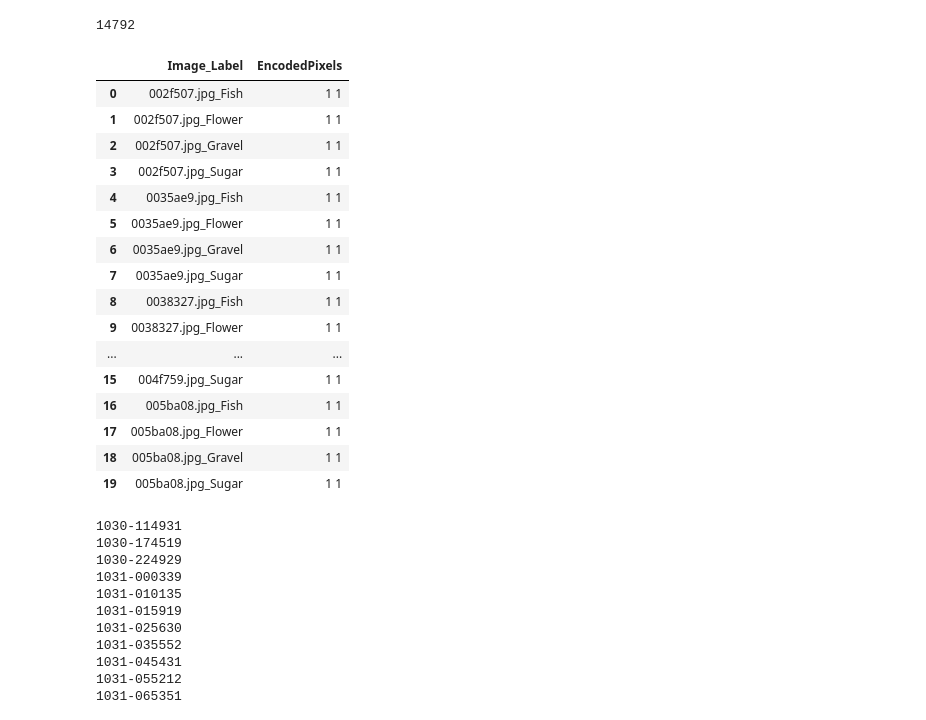
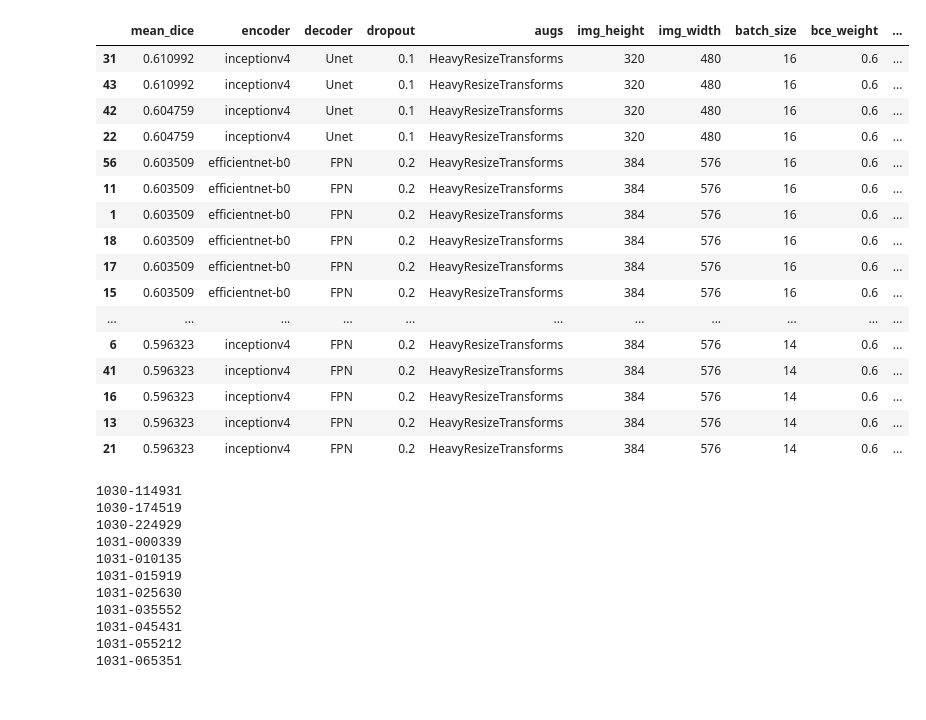
Before and after one commit to khornlund/understanding-cloud-organization, a Jupyter notebook: notebook/hdf5-outputs.ipynb, the cells around one changed output. Drawn from its saved outputs; the diff is of its cells as text; code cells hidden in the pictures.

```diff
--- a/notebook/hdf5-outputs.ipynb
+++ b/notebook/hdf5-outputs.ipynb
@@ -12,28 +12,27 @@ from tqdm import tqdm
 from pathlib import Path
 from uco.data_loader import pivot_df
 # %%
-df = pd.read_csv('../data/raw/sample_submission.csv')
-print(df.shape[0])
-df.head(20)
+df = pd.read_csv('../data/predictions/log.csv')
+df.sort_values('mean_dice', ascending=False, inplace=True)
+df.head(200)
 # %% [output]
-14792
-|  | Image_Label | EncodedPixels |
-| 0 | 002f507.jpg_Fish | 1 1 |
-| 1 | 002f507.jpg_Flower | 1 1 |
-| 2 | 002f507.jpg_Gravel | 1 1 |
-| 3 | 002f507.jpg_Sugar | 1 1 |
-| 4 | 0035ae9.jpg_Fish | 1 1 |
-| 5 | 0035ae9.jpg_Flower | 1 1 |
-| 6 | 0035ae9.jpg_Gravel | 1 1 |
-| 7 | 0035ae9.jpg_Sugar | 1 1 |
-| 8 | 0038327.jpg_Fish | 1 1 |
-| 9 | 0038327.jpg_Flower | 1 1 |
-| ... | ... | ... |
-| 15 | 004f759.jpg_Sugar | 1 1 |
-| 16 | 005ba08.jpg_Fish | 1 1 |
-| 17 | 005ba08.jpg_Flower | 1 1 |
-| 18 | 005ba08.jpg_Gravel | 1 1 |
-| 19 | 005ba08.jpg_Sugar | 1 1 |
+|  | mean_dice | encoder | decoder | dropout | augs | img_height | img_width | batch_size | bce_weight | ... |
+| 31 | 0.610992 | inceptionv4 | Unet | 0.1 | HeavyResizeTransforms | 320 | 480 | 16 | 0.6 | ... |
+| 43 | 0.610992 | inceptionv4 | Unet | 0.1 | HeavyResizeTransforms | 320 | 480 | 16 | 0.6 | ... |
+| 42 | 0.604759 | inceptionv4 | Unet | 0.1 | HeavyResizeTransforms | 320 | 480 | 16 | 0.6 | ... |
+| 22 | 0.604759 | inceptionv4 | Unet | 0.1 | HeavyResizeTransforms | 320 | 480 | 16 | 0.6 | ... |
+| 56 | 0.603509 | efficientnet-b0 | FPN | 0.2 | HeavyResizeTransforms | 384 | 576 | 16 | 0.6 | ... |
+| 11 | 0.603509 | efficientnet-b0 | FPN | 0.2 | HeavyResizeTransforms | 384 | 576 | 16 | 0.6 | ... |
+| 1 | 0.603509 | efficientnet-b0 | FPN | 0.2 | HeavyResizeTransforms | 384 | 576 | 16 | 0.6 | ... |
+| 18 | 0.603509 | efficientnet-b0 | FPN | 0.2 | HeavyResizeTransforms | 384 | 576 | 16 | 0.6 | ... |
+| 17 | 0.603509 | efficientnet-b0 | FPN | 0.2 | HeavyResizeTransforms | 384 | 576 | 16 | 0.6 | ... |
+| 15 | 0.603509 | efficientnet-b0 | FPN | 0.2 | HeavyResizeTransforms | 384 | 576 | 16 | 0.6 | ... |
+| ... | ... | ... | ... | ... | ... | ... | ... | ... | ... | ... |
+| 6 | 0.596323 | inceptionv4 | FPN | 0.2 | HeavyResizeTransforms | 384 | 576 | 14 | 0.6 | ... |
+| 41 | 0.596323 | inceptionv4 | FPN | 0.2 | HeavyResizeTransforms | 384 | 576 | 14 | 0.6 | ... |
+| 16 | 0.596323 | inceptionv4 | FPN | 0.2 | HeavyResizeTransforms | 384 | 576 | 14 | 0.6 | ... |
+| 13 | 0.596323 | inceptionv4 | FPN | 0.2 | HeavyResizeTransforms | 384 | 576 | 14 | 0.6 | ... |
+| 21 | 0.596323 | inceptionv4 | FPN | 0.2 | HeavyResizeTransforms | 384 | 576 | 14 | 0.6 | ... |
 # %%
 H = 350
 W = 525
```
Also changed, not shown: 13 other files.
